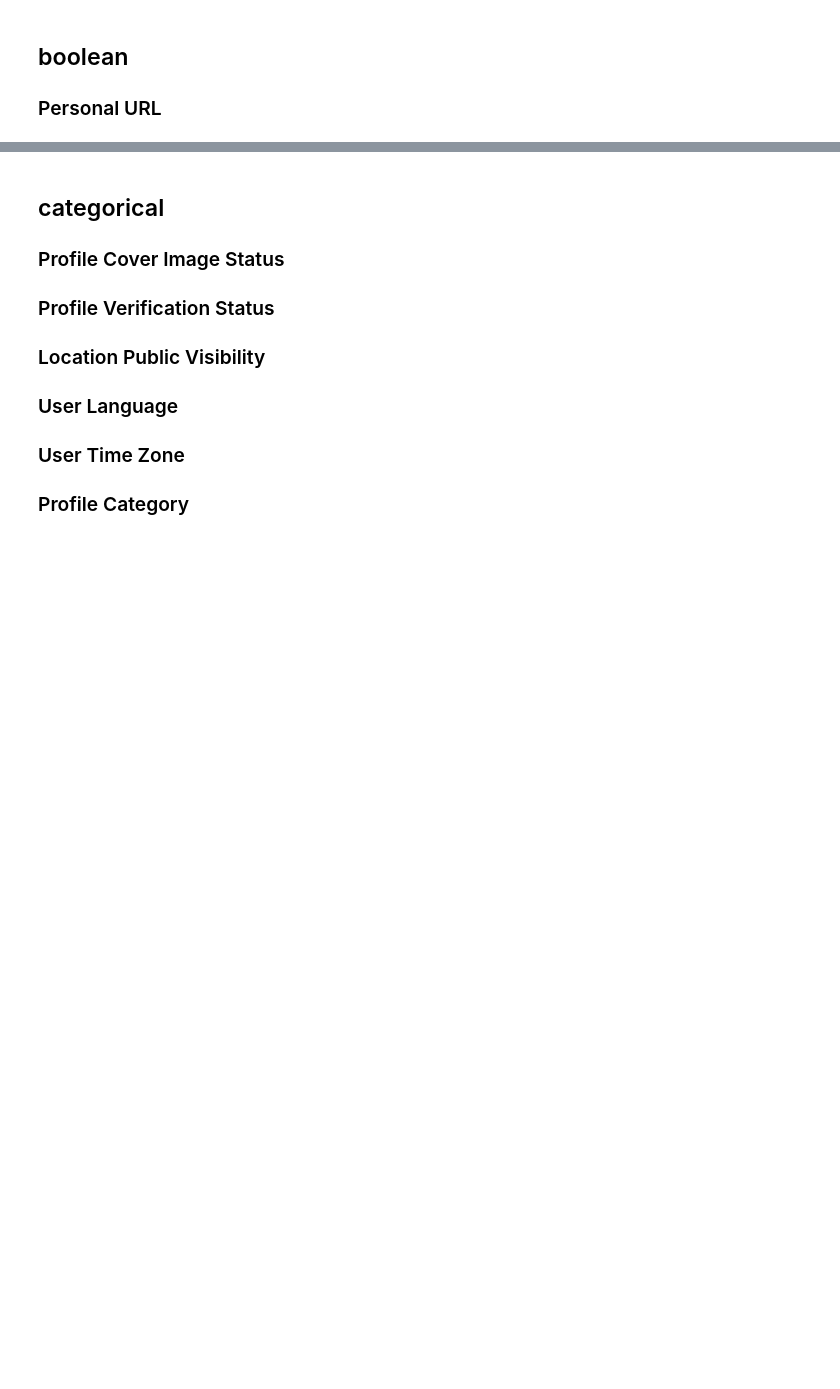
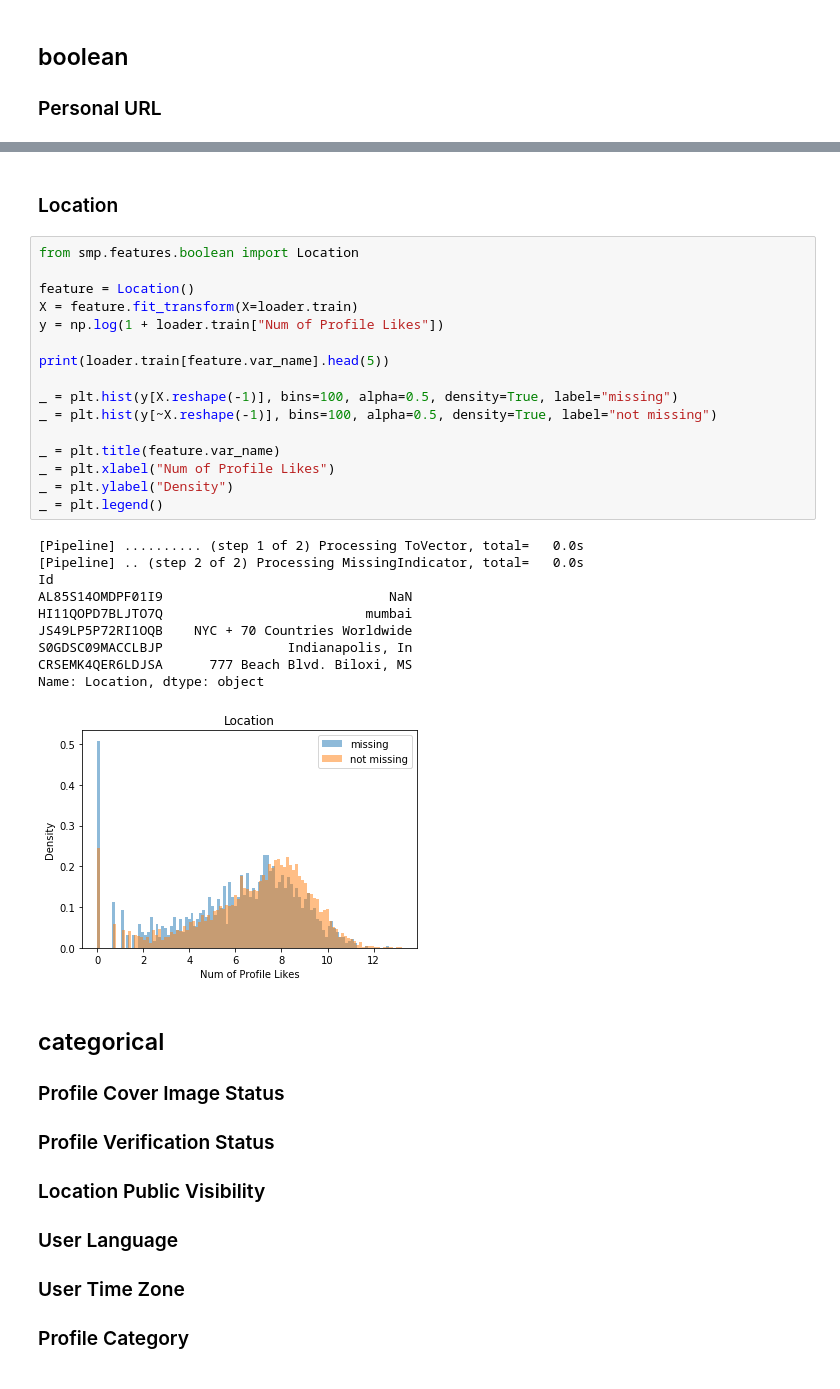
Before and after one commit to ebrunet28/smp, a Jupyter notebook: notebooks/presentation.ipynb, the cells around one changed output, grey strips where cells are left out. Cells and saved outputs as stored; diff of their text form; blank space fills up the shorter version.

```diff
--- a/notebooks/presentation.ipynb
+++ b/notebooks/presentation.ipynb
@@ -101,3 +141,32 @@ array([[ True],
+# %% [markdown]
+### Location
+# %%
+from smp.features.boolean import Location
+
+feature = Location()
+X = feature.fit_transform(X=loader.train)
+y = np.log(1 + loader.train["Num of Profile Likes"])
+
+print(loader.train[feature.var_name].head(5))
+
+_ = plt.hist(y[X.reshape(-1)], bins=100, alpha=0.5, density=True, label="missing")
+_ = plt.hist(y[~X.reshape(-1)], bins=100, alpha=0.5, density=True, label="not missing")
+
+_ = plt.title(feature.var_name)
+_ = plt.xlabel("Num of Profile Likes")
+_ = plt.ylabel("Density")
+_ = plt.legend()
+# %% [output]
+[Pipeline] .......... (step 1 of 2) Processing ToVector, total=   0.0s
+[Pipeline] .. (step 2 of 2) Processing MissingIndicator, total=   0.0s
+Id
+AL85S14OMDPF01I9                             NaN
+HI11QOPD7BLJTO7Q                          mumbai
+JS49LP5P72RI1OQB    NYC + 70 Countries Worldwide
+S0GDSC09MACCLBJP                Indianapolis, In
+CRSEMK4QER6LDJSA      777 Beach Blvd. Biloxi, MS
+Name: Location, dtype: object
+[figure, added]
 # %% [markdown]
 ## categorical
 
```
Also changed, not shown: parts of 5 cells of this notebook.
